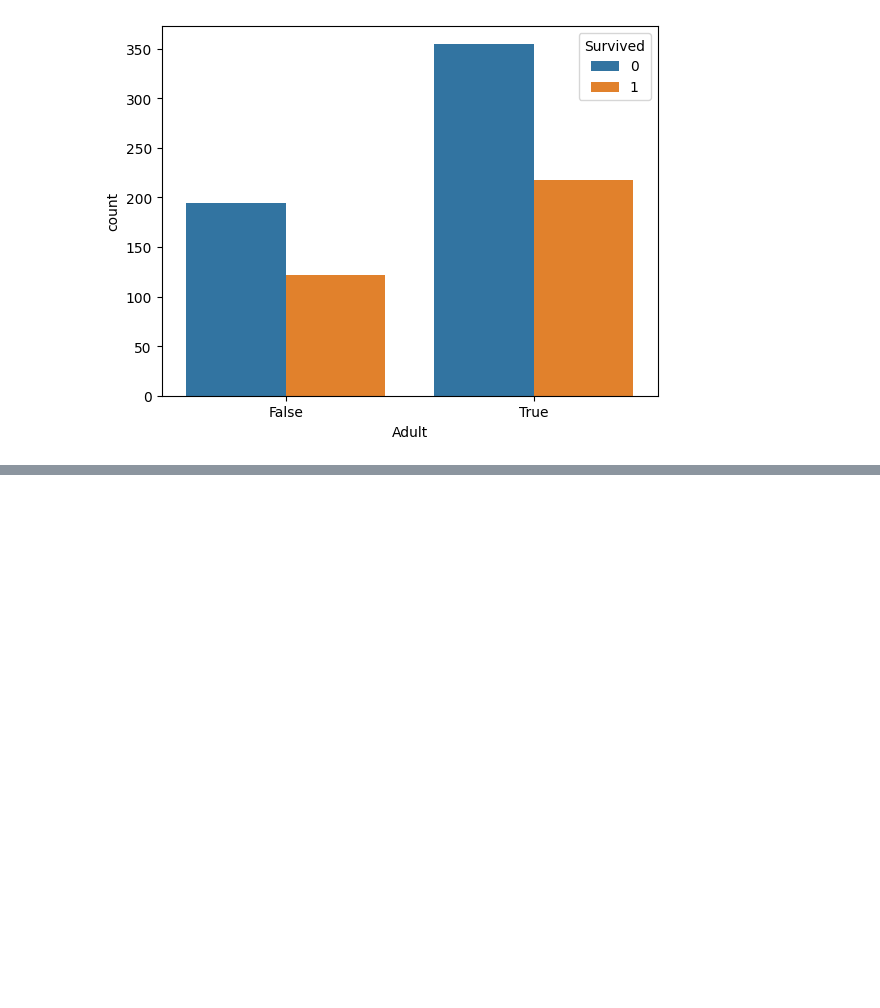
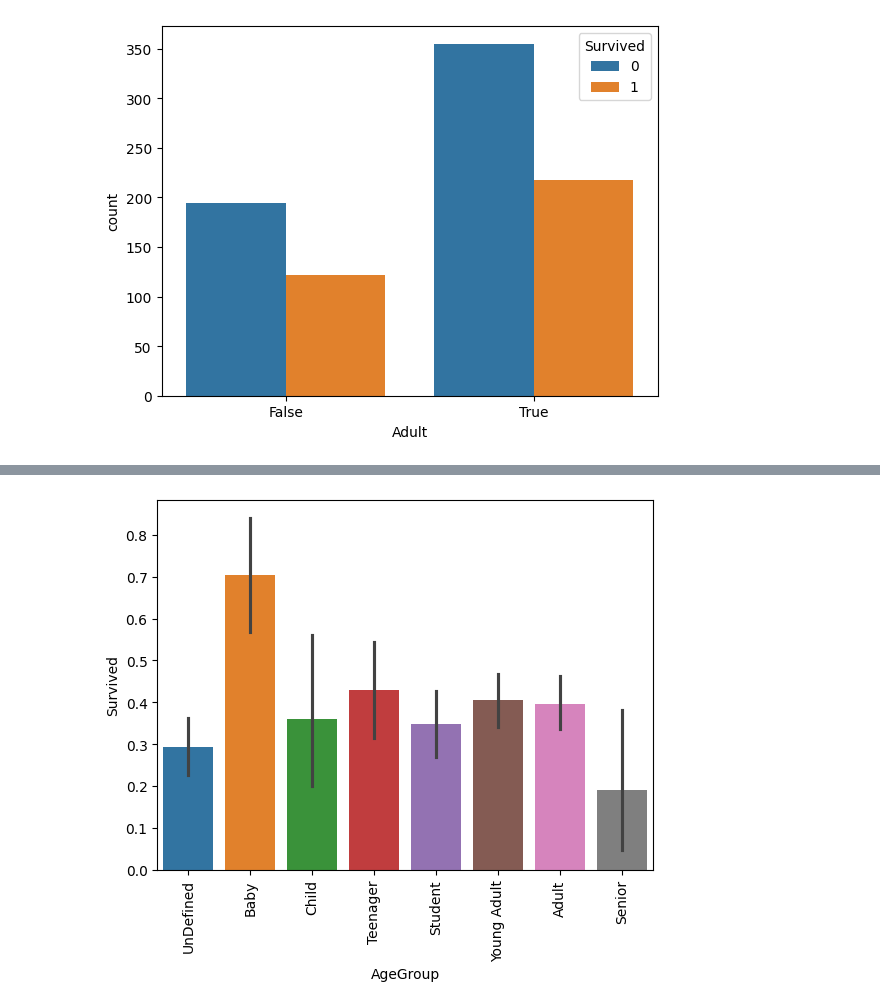
Before and after one commit to Vikram-kaki/DS, a Jupyter notebook: Machine Learning/Projects/Titanic/NoteBook.ipynb, the cells around one changed output, grey strips where cells are left out. Saved outputs shown, nothing was run; the diff lists cells and outputs as text; code cells hidden in the pictures; blank space fills up the shorter version.

```diff
--- a/Machine Learning/Projects/Titanic/NoteBook.ipynb
+++ b/Machine Learning/Projects/Titanic/NoteBook.ipynb
@@ -176,3 +181,5 @@ sns.countplot(x = 'Adult', data =file1, hue = 'Survived')
 plt.show()
 # %% [output]
 [figure]
+# %%
+file1['Age'].fillna(-1, inplace=True)
@@ -178,0 +202,7 @@ plt.show()
+# %%
+labels = ['UnDefined', 'Baby', 'Child', 'Teenager', 'Student', 'Young Adult', 'Adult', 'Senior']
+
+bins = [-2, 0, 5, 12, 18, 24,35, 60, np.inf]
+
+
+file1['AgeGroup'] = pd.cut(file1['Age'], labels=labels, bins = bins)
@@ -178,0 +225,6 @@ plt.show()
+# %%
+sns.barplot(x = 'AgeGroup', y = 'Survived', data = file1, hue = 'AgeGroup')
+plt.xticks(rotation = 90)
+plt.show()
+# %% [output]
+[figure, added]
```
Also changed, not shown: parts of 4 cells of this notebook.
